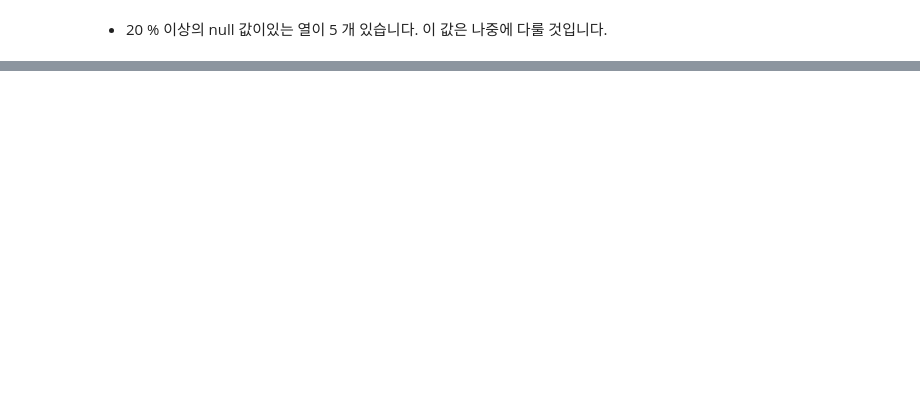
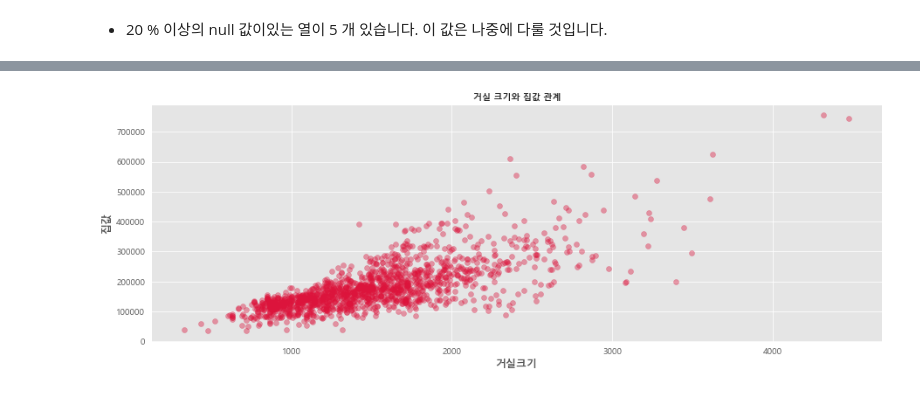
Before and after one commit to baek-junho/-1, a Jupyter notebook: 주택가격예측.ipynb, the cells around one changed output, grey strips where cells are left out. Saved outputs shown, nothing was run; the diff lists cells and outputs as text; code cells hidden in the pictures; blank space fills up the shorter version.

```diff
--- a/주택가격예측.ipynb
+++ b/주택가격예측.ipynb
@@ -234,0 +324,13 @@ msv_1(total, 20, color = sns.color_palette('Reds', 15))
+# %%
+train = train[train['GrLivArea']<4500]
+previous_train = df
+df = train
+# %%
+plt.figure(figsize=(15,5))
+plt.scatter(x = 'GrLivArea', y = 'SalePrice', data = df, color='crimson', alpha= 0.4)
+plt.title('거실 크기와 집값 관계', weight = 'bold', fontsize=10)
+plt.xlabel('거실크기', weight = 'bold')
+plt.ylabel('집값', weight = 'bold')
+plt.show()
+# %% [output]
+[figure, added]
```
Also changed, not shown: parts of 86 cells of this notebook.
